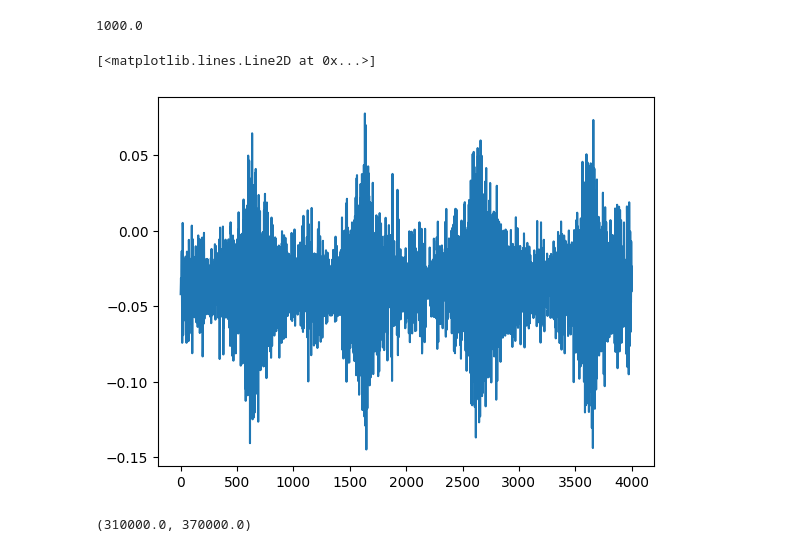
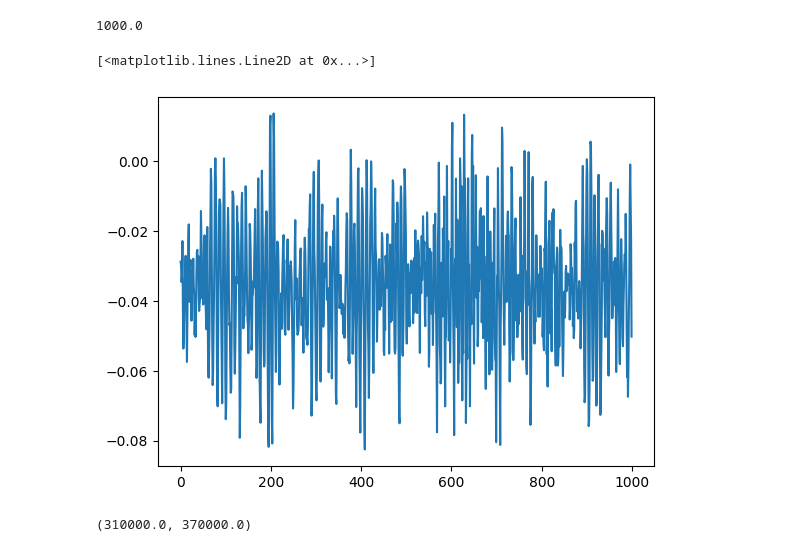
Before and after one commit to m3-learning/BandExcitation, a Jupyter notebook: testing/single_point_SS.ipynb, the cells around one changed output. Cells and saved outputs as stored; diff of their text form; code cells hidden in the pictures.

```diff
--- a/testing/single_point_SS.ipynb
+++ b/testing/single_point_SS.ipynb
@@ -73,8 +73,8 @@ beparms.AI_sample_rate*beparms.BE_time
 # %%
 wave = np.array(measurement[0].samples)
 
-plt.plot(wave[0:int(beparms.AI_sample_rate*beparms.BE_time*beparms.BE_rep)])
+plt.plot(wave[0:int(beparms.AI_sample_rate*beparms.BE_time)])
 # %% [output]
 [<matplotlib.lines.Line2D at 0x...>]
-[figure, old version]
+[figure, new version]
 # %%
```
Also changed, not shown: parts of 5 cells of this notebook, 1 other file.
